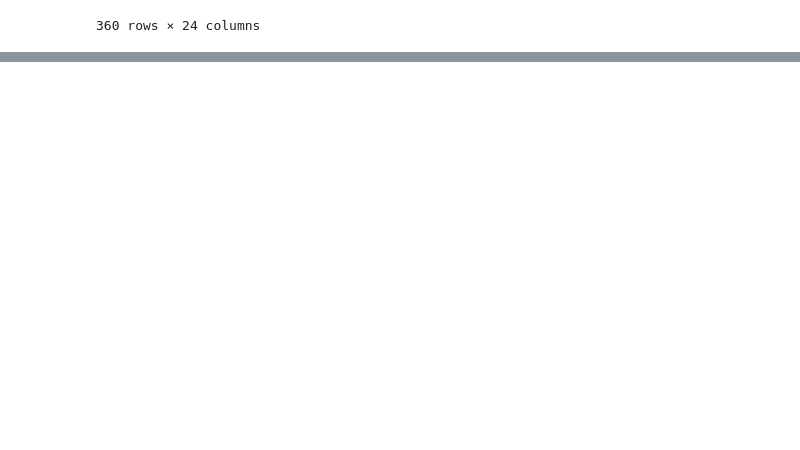
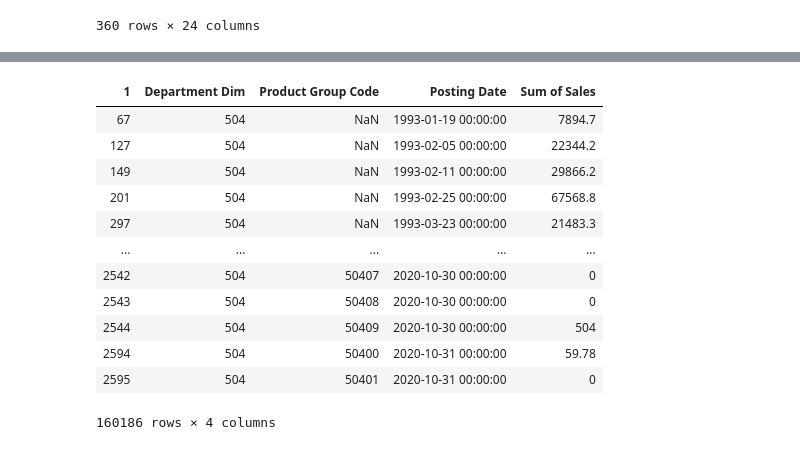
Before and after one commit to rnair7163/LabelMaster_Sales_Forecasting, a Jupyter notebook: data_prep.ipynb, the cells around one changed output, grey strips where cells are left out. Cells and saved outputs as stored; diff of their text form; code cells hidden in the pictures; blank space fills up the shorter version.

```diff
--- a/data_prep.ipynb
+++ b/data_prep.ipynb
@@ -159,0 +192,16 @@ Index([                                              nan,
+# %%
+books
+# %% [output]
+| 1 | Department Dim | Product Group Code | Posting Date | Sum of Sales |
+| 67 | 504 | NaN | 1993-01-19 00:00:00 | 7894.7 |
+| 127 | 504 | NaN | 1993-02-05 00:00:00 | 22344.2 |
+| 149 | 504 | NaN | 1993-02-11 00:00:00 | 29866.2 |
+| 201 | 504 | NaN | 1993-02-25 00:00:00 | 67568.8 |
+| 297 | 504 | NaN | 1993-03-23 00:00:00 | 21483.3 |
+| ... | ... | ... | ... | ... |
+| 2542 | 504 | 50407 | 2020-10-30 00:00:00 | 0 |
+| 2543 | 504 | 50408 | 2020-10-30 00:00:00 | 0 |
+| 2544 | 504 | 50409 | 2020-10-30 00:00:00 | 504 |
+| 2594 | 504 | 50400 | 2020-10-31 00:00:00 | 59.78 |
+| 2595 | 504 | 50401 | 2020-10-31 00:00:00 | 0 |
+160186 rows × 4 columns
```
Also changed, not shown: parts of 9 cells of this notebook.
